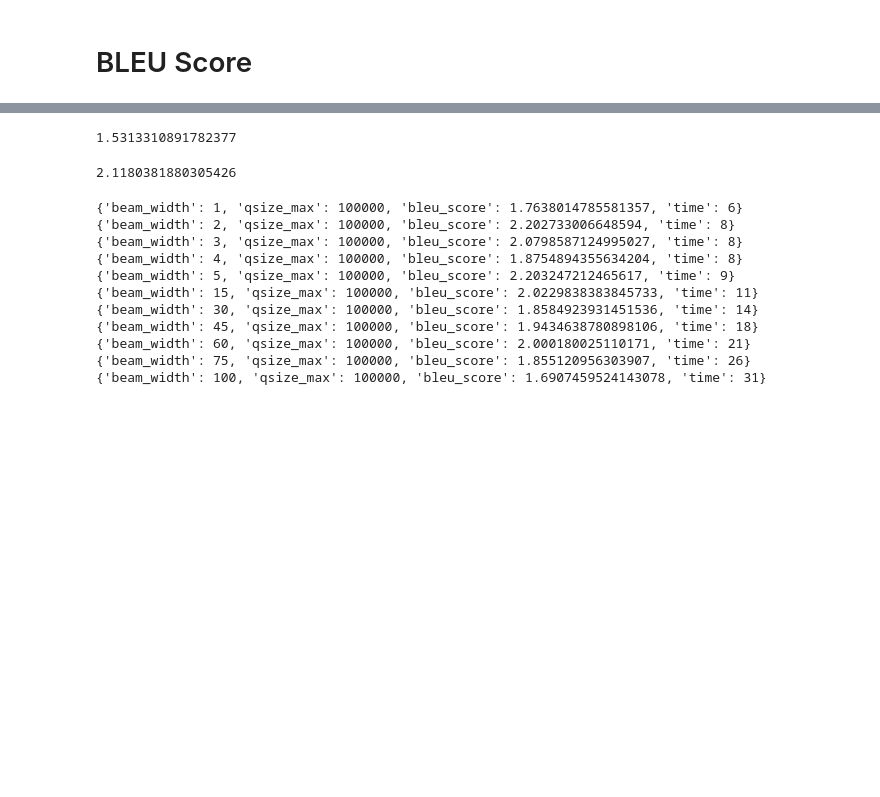
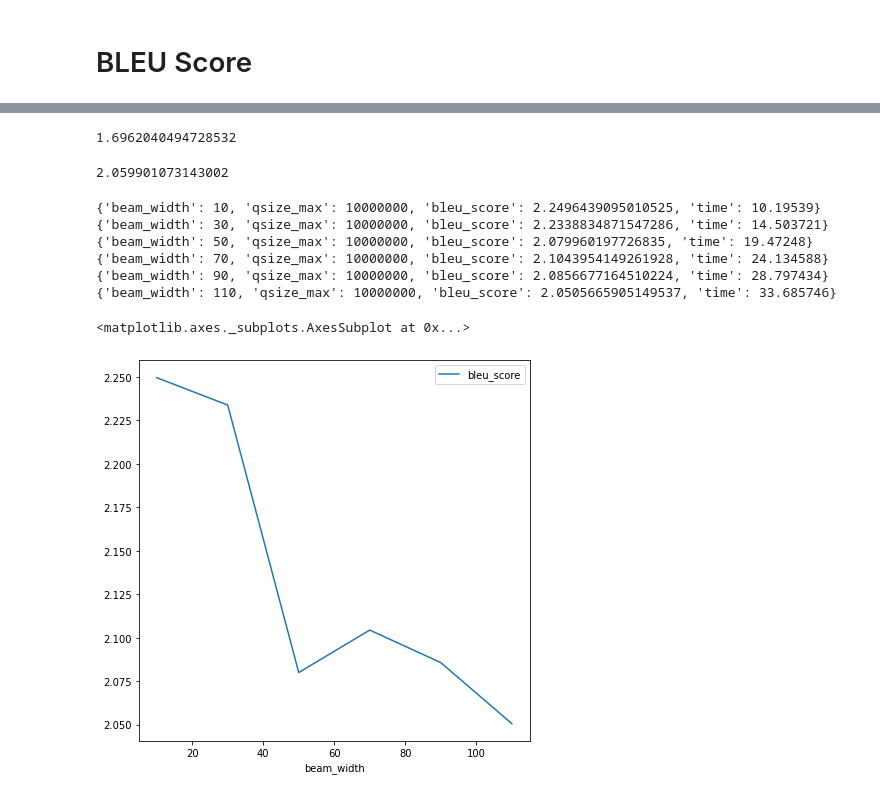
Before and after one commit to MchlUh/NLP---Text-Translation, a Jupyter notebook: Experiments/NLP_3_EXP_1.ipynb, the cells around one changed output, grey strips where cells are left out. Cells and saved outputs as stored; diff of their text form; code cells hidden in the pictures; blank space fills up the shorter version.

Commit message:
Final version with plots

```diff
--- a/Experiments/NLP_3_EXP_1.ipynb
+++ b/Experiments/NLP_3_EXP_1.ipynb
@@ -693,12 +706,12 @@ trainIters(encoder1, attn_decoder1, n_iters=25000, print_every=5000, learning_ra
 # %%
-torch.save(encoder1.state_dict(), '/content/drive/My Drive/DSBA/Colab Notebooks/state_dict_encoder_max_length15_niter30000_lr0007.pt')
-torch.save(attn_decoder1.state_dict(), '/content/drive/My Drive/DSBA/Colab Notebooks/state_dict_decoder_max_length15_niter30000_lr0007.pt')
+torch.save(encoder1.state_dict(), '/content/drive/My Drive/DSBA/Colab Notebooks/state_dict_encoder_max_length15_niter35000_lr0007.pt')
+torch.save(attn_decoder1.state_dict(), '/content/drive/My Drive/DSBA/Colab Notebooks/state_dict_decoder_max_length15_niter35000_lr0007.pt')
 
 encoder1 = EncoderRNN(input_lang.n_words, hidden_size).to(device)
 attn_decoder1 = AttnDecoderRNN(hidden_size, output_lang.n_words, dropout_p=0.1).to(device)
 
-encoder1.load_state_dict(torch.load('/content/drive/My Drive/DSBA/Colab Notebooks/state_dict_encoder_max_length15_niter30000_lr0007.pt'))
-attn_decoder1.load_state_dict(torch.load('/content/drive/My Drive/DSBA/Colab Notebooks/state_dict_decoder_max_length15_niter30000_lr0007.pt'))
+encoder1.load_state_dict(torch.load('/content/drive/My Drive/DSBA/Colab Notebooks/state_dict_encoder_max_length15_niter35000_lr0007.pt'))
+attn_decoder1.load_state_dict(torch.load('/content/drive/My Drive/DSBA/Colab Notebooks/state_dict_decoder_max_length15_niter35000_lr0007.pt'))
 # %% [output]
 <All keys matched successfully>
 # %%
@@ -877,34 +890,29 @@ compute_bleu('train', beam=True, beam_width=10, qsize_max=2000)
 # %%
 compute_bleu('test')
 # %% [output]
-1.5313310891782377
+1.6962040494728532
 # %%
 compute_bleu('test', beam=True, beam_width=10, qsize_max=20000)
 # %% [output]
-2.1180381880305426
+2.059901073143002
 # %%
 results = []
-for beam_width in [1, 2, 3, 4, 5, 15, 30, 45, 60, 75, 100]:
-  for qsize_max in [100000]:
+for beam_width in range(10,120,20):
+  for qsize_max in [10000000]:
     tic = datetime.now()
     score = compute_bleu('test', beam=True, beam_width=beam_width, qsize_max=qsize_max)
     toc = datetime.now()
     time = toc - tic
-    time = time.seconds
+    time = time.seconds + (time.microseconds / 1000000)
     print({'beam_width':beam_width, 'qsize_max':qsize_max, 'bleu_score':score, 'time':time})
     results.append({'beam_width':beam_width, 'qsize_max':qsize_max, 'bleu_score':score, 'time':time})
 # %% [output]
-{'beam_width': 1, 'qsize_max': 100000, 'bleu_score': 1.7638014785581357, 'time': 6}
-{'beam_width': 2, 'qsize_max': 100000, 'bleu_score': 2.202733006648594, 'time': 8}
-{'beam_width': 3, 'qsize_max': 100000, 'bleu_score': 2.0798587124995027, 'time': 8}
-{'beam_width': 4, 'qsize_max': 100000, 'bleu_score': 1.8754894355634204, 'time': 8}
-{'beam_width': 5, 'qsize_max': 100000, 'bleu_score': 2.203247212465617, 'time': 9}
-{'beam_width': 15, 'qsize_max': 100000, 'bleu_score': 2.0229838383845733, 'time': 11}
-{'beam_width': 30, 'qsize_max': 100000, 'bleu_score': 1.8584923931451536, 'time': 14}
-{'beam_width': 45, 'qsize_max': 100000, 'bleu_score': 1.9434638780898106, 'time': 18}
-{'beam_width': 60, 'qsize_max': 100000, 'bleu_score': 2.000180025110171, 'time': 21}
-{'beam_width': 75, 'qsize_max': 100000, 'bleu_score': 1.855120956303907, 'time': 26}
-{'beam_width': 100, 'qsize_max': 100000, 'bleu_score': 1.6907459524143078, 'time': 31}
+{'beam_width': 10, 'qsize_max': 10000000, 'bleu_score': 2.2496439095010525, 'time': 10.19539}
+{'beam_width': 30, 'qsize_max': 10000000, 'bleu_score': 2.2338834871547286, 'time': 14.503721}
+{'beam_width': 50, 'qsize_max': 10000000, 'bleu_score': 2.079960197726835, 'time': 19.47248}
+{'beam_width': 70, 'qsize_max': 10000000, 'bleu_score': 2.1043954149261928, 'time': 24.134588}
+{'beam_width': 90, 'qsize_max': 10000000, 'bleu_score': 2.0856677164510224, 'time': 28.797434}
+{'beam_width': 110, 'qsize_max': 10000000, 'bleu_score': 2.0505665905149537, 'time': 33.685746}
 # %%
 import pandas as pd
 results_df = pd.DataFrame(results)
@@ -911,0 +920,7 @@ results_df.to_csv('/content/drive/My Drive/DSBA/Colab Notebooks/results_max_leng
+# %%
+results_df.set_index('beam_width', inplace=True)
+# %%
+results_df[['bleu_score']].plot(figsize=(7,7))
+# %% [output]
+<matplotlib.axes._subplots.AxesSubplot at 0x...>
+[figure, added]
```
Also changed, not shown: parts of 11 cells of this notebook.
